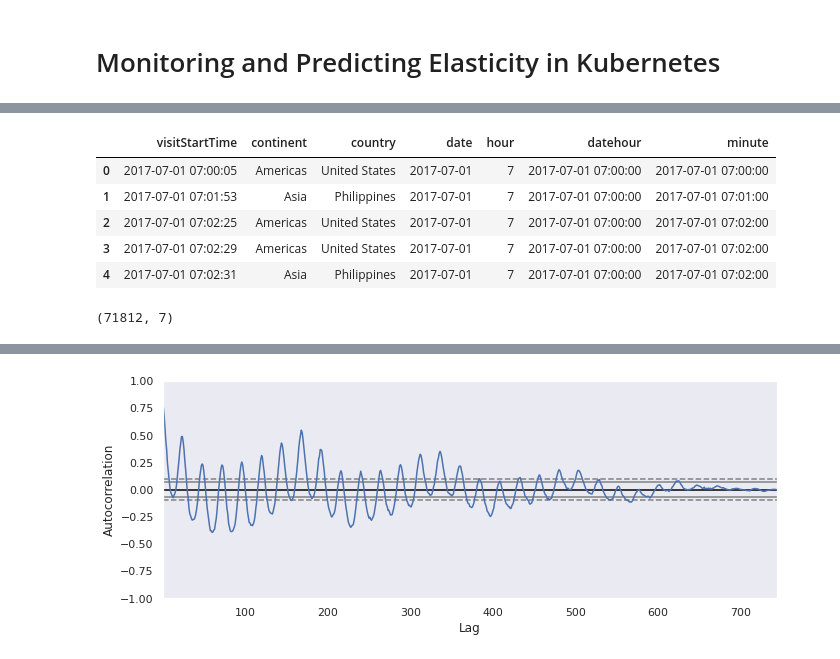
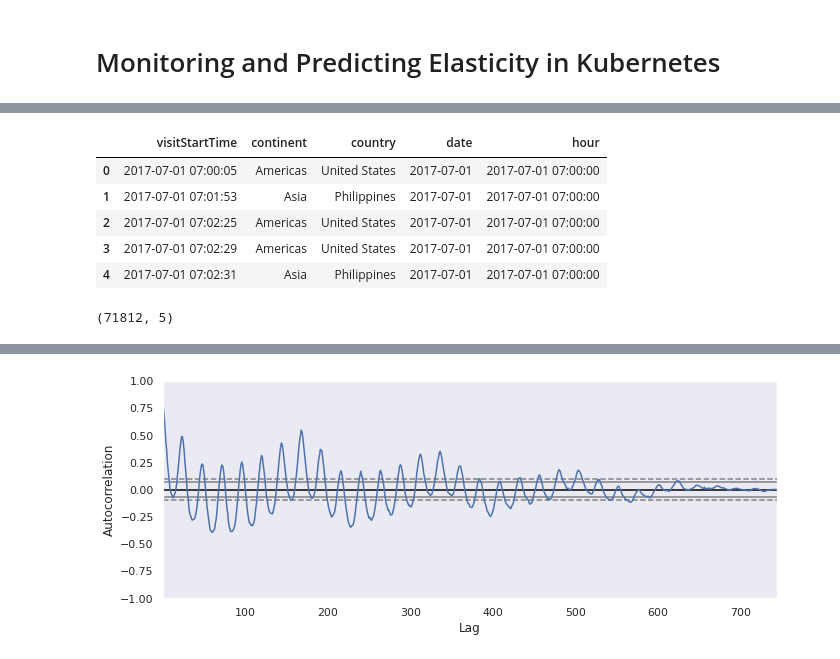
Before and after one commit to ssallinger/runtimeVerification, a Jupyter notebook: RVProject.ipynb, the cells around one changed output, grey strips where cells are left out. Cells and saved outputs as stored; diff of their text form; code cells hidden in the pictures.

```diff
--- a/RVProject.ipynb
+++ b/RVProject.ipynb
@@ -144,20 +154,18 @@ From the data set, I extracted a table with an entry for every newly started ses
 # %%
 data = pd.read_csv("data.csv", index_col=0)
 data['visitStartTime'] = pd.to_datetime(data['visitStartTime'],unit='s')
 data['date'] =  data['visitStartTime'].apply(lambda x: pd.Timestamp.to_pydatetime(x).date())
-data['hour'] =  data['visitStartTime'].apply(lambda x: pd.Timestamp.to_pydatetime(x).hour)
-data['datehour'] =  data['visitStartTime'].apply(lambda x: pd.Timestamp.to_pydatetime(x).replace(minute=0, second=0))
-data['minute'] =  data['visitStartTime'].apply(lambda x: pd.Timestamp.to_pydatetime(x).replace(second=0))
+data['hour'] =  data['visitStartTime'].apply(lambda x: pd.Timestamp.to_pydatetime(x).replace(minute=0, second=0))
 
 data.head()
 # %% [output]
-|  | visitStartTime | continent | country | date | hour | datehour | minute |
-| 0 | 2017-07-01 07:00:05 | Americas | United States | 2017-07-01 | 7 | 2017-07-01 07:00:00 | 2017-07-01 07:00:00 |
-| 1 | 2017-07-01 07:01:53 | Asia | Philippines | 2017-07-01 | 7 | 2017-07-01 07:00:00 | 2017-07-01 07:01:00 |
-| 2 | 2017-07-01 07:02:25 | Americas | United States | 2017-07-01 | 7 | 2017-07-01 07:00:00 | 2017-07-01 07:02:00 |
-| 3 | 2017-07-01 07:02:29 | Americas | United States | 2017-07-01 | 7 | 2017-07-01 07:00:00 | 2017-07-01 07:02:00 |
-| 4 | 2017-07-01 07:02:31 | Asia | Philippines | 2017-07-01 | 7 | 2017-07-01 07:00:00 | 2017-07-01 07:02:00 |
+|  | visitStartTime | continent | country | date | hour |
+| 0 | 2017-07-01 07:00:05 | Americas | United States | 2017-07-01 | 2017-07-01 07:00:00 |
+| 1 | 2017-07-01 07:01:53 | Asia | Philippines | 2017-07-01 | 2017-07-01 07:00:00 |
+| 2 | 2017-07-01 07:02:25 | Americas | United States | 2017-07-01 | 2017-07-01 07:00:00 |
+| 3 | 2017-07-01 07:02:29 | Americas | United States | 2017-07-01 | 2017-07-01 07:00:00 |
+| 4 | 2017-07-01 07:02:31 | Asia | Philippines | 2017-07-01 | 2017-07-01 07:00:00 |
 # %%
 data.shape
 # %% [output]
-(71812, 7)
+(71812, 5)
```
Also changed, not shown: parts of 58 cells of this notebook.
